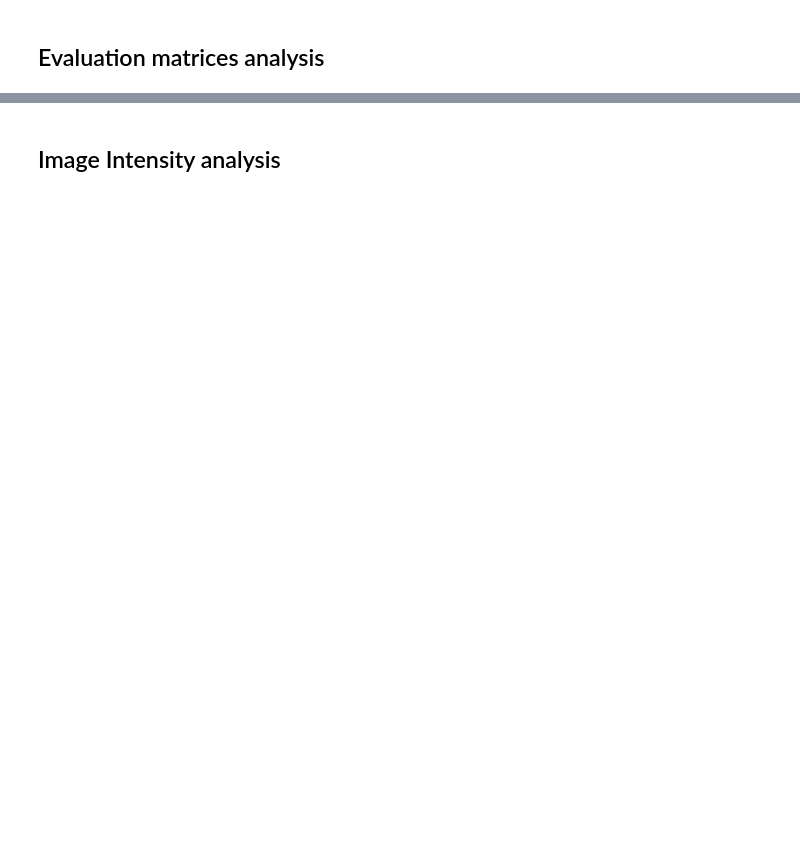
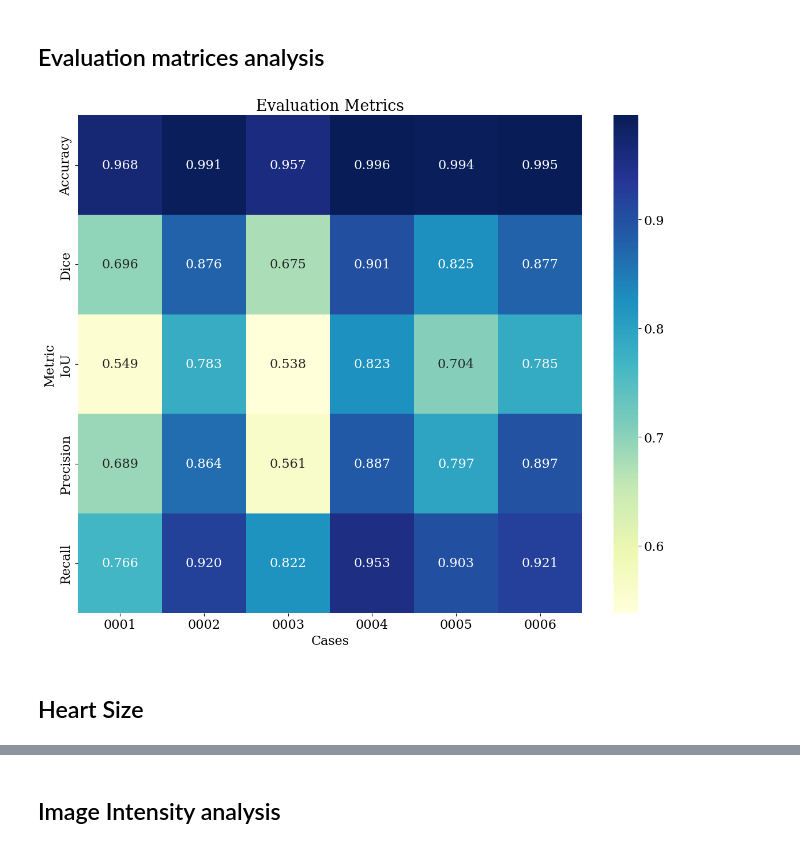
Before and after one commit to Dinuka-1999/R1, a Jupyter notebook: Image_Analysis/image_analysis.ipynb, the cells around one changed output, grey strips where cells are left out. Saved outputs shown, nothing was run; the diff lists cells and outputs as text; code cells hidden in the pictures; blank space fills up the shorter version.

```diff
--- a/Image_Analysis/image_analysis.ipynb
+++ b/Image_Analysis/image_analysis.ipynb
@@ -121,12 +157,19 @@ for fold in folds:
 # %% [markdown]
 ### Segmentation results plots
 # %%
+### Normalised x-axis plots for Dice and IoU through z-axis. Un-nonrmalised x-axis plots are in the matrics.py
+
 import numpy as np
 import matplotlib.pyplot as plt
 import json
 import os
-jason_path = "/home/cellsmb/Desktop/Dinuka/Image_Analysis/Model_results/Model_results/IF_352_6img_results/all_segs_bg/Evaluation_summary_perslice.json"
-folder_pred = "/home/cellsmb/Desktop/Dinuka/Image_Analysis/Model_results/Model_results/IF_352_6img_results/all_segs_bg"
+import matplotlib as mpl
+
+mpl.rcParams['font.family'] = 'DejaVu Serif'
+mpl.rcParams['font.size'] = 12
+
+jason_path = "/home/cellsmb/Desktop/Dinuka/Image_Analysis/Model_results/Model_results/IF_352_6img_results/all_segs_no_bg/Evaluation_summary_perslice.json"
+folder_pred = "/home/cellsmb/Desktop/Dinuka/Image_Analysis/Model_results/Model_results/IF_352_6img_results/all_segs_no_bg"
 
 with open(jason_path, 'r') as f:
     data = json.load(f)
@@ -147,8 +190,8 @@ for ID,label in enumerate([1,2,3,4,5]):
         max_length = max(max_length,len(imgs['metrics'][str(label)]['Dice_through_z_axis']))
         img_IDs.append(imgs['reference_file'].split("/")[-1].split("_")[2].split(".")[0])
 
-    fig1,ax1 = plt.subplots(figsize=(15,10))
-    fig2,ax2 = plt.subplots(figsize=(15,10))
+    fig1,ax1 = plt.subplots(figsize=(15,10), dpi = 300)
+    fig2,ax2 = plt.subplots(figsize=(15,10), dpi = 300)
 
     for r in range(len(Dice)):
         n = len(Dice[r])
@@ -170,8 +213,8 @@ for ID,label in enumerate([1,2,3,4,5]):
     ax2.set_xlabel('Z-axis (slices)')
     ax2.set_ylabel('IoU Score')
     ax2.legend()
-    fig1.savefig(os.path.join(folder_pred,"Eval_plots",f'All_Dice_IoU_through_z_axis_label_{label}_normalised_x.png'))
-    fig2.savefig(os.path.join(folder_pred,"Eval_plots",f'All_IoU_through_z_axis_label_{label}_normalised_x.png'))
+    fig1.savefig(os.path.join(folder_pred,"Eval_plots",f'All_Dice_IoU_through_z_axis_label_{label}_normalised_x.pdf'), dpi =300)
+    fig2.savefig(os.path.join(folder_pred,"Eval_plots",f'All_IoU_through_z_axis_label_{label}_normalised_x.pdf'), dpi =300)
     plt.close(fig1)
     plt.close(fig2)
 # %%
@@ -235,8 +281,12 @@ import numpy as np
 import pandas as pd
 import seaborn as sns
 import matplotlib.pyplot as plt
+import matplotlib as mpl
 
-json_path = "/Users/dbattagodage/Desktop/Datasets/Model_results/IF_352_6img_results/nnUNetTrainerUMambaEncNoAMP__nnUNetPlans__3d_fullres/"
+mpl.rcParams['font.family'] = 'DejaVu Serif'
+mpl.rcParams['font.size'] = 16
+
+json_path = "/home/cellsmb/Desktop/Dinuka/Image_Analysis/Model_results/Model_results/IF_352_6img_results/nnUNetTrainerUMambaEncNoAMP__nnUNetPlans__3d_fullres"
 
 class_mapping = ["Myocardium", "Endocardium", "Lumen", "ECM"]
 def find_metric_heatmap(json_path, just_foreground=True, only_dice_and_iou=False):
@@ -244,9 +294,9 @@ def find_metric_heatmap(json_path, just_foreground=True, only_dice_and_iou=False
     case = []
     for folds in os.listdir(json_path):
         if os.path.isdir(os.path.join(json_path, folds)):
-            jason_file_path = os.path.join(json_path, folds, 'validation_no_bg', 'summary.json')
+            json_file_path = os.path.join(json_path, folds, 'validation', 'summary.json')
 
-            with open(jason_file_path, 'r') as f:
+            with open(json_file_path, 'r') as f:
                 data = json.load(f)
 
             metric_class=data['metric_per_case']
@@ -312,31 +362,36 @@ def find_metric_heatmap(json_path, just_foreground=True, only_dice_and_iou=False
                         metrics_list.append({
                             "Case": case_id,
                             "Metric": "Precision", "Value": precision
                         })
                         metrics_list.append({
                             "Case": case_id,
                             "Metric": "Recall", "Value": recall
                         })
                         metrics_list.append({
                             "Case": case_id,
                             "Metric": "Accuracy", "Value": accuracy
                         })
     return metrics_list, case
 
 metrics_list, case = find_metric_heatmap(json_path, just_foreground=True, only_dice_and_iou=False)
 df = pd.DataFrame(metrics_list)
 
 # Pivot: rows = metrics, cols = cases, values = Value
 df_pivot = df.pivot(index="Metric", columns="Case", values="Value")
 
 # Sort columns
 df_pivot = df_pivot.sort_index(axis=1)
 
 # Plot heatmap
-plt.figure(figsize=(20,10))
+plt.figure(figsize=(12,10))
 sns.heatmap(df_pivot, annot=True, fmt=".3f", cmap="YlGnBu")
 plt.ylabel("Metric")
 plt.xlabel("Cases")
 plt.title("Evaluation Metrics")
 plt.tight_layout()
+plt.savefig(os.path.join(json_path, 'Evaluation_Metrics_Heatmap_with_bg.pdf'), dpi=300)
 plt.show()
+# %% [output]
+[figure, added]
+# %% [markdown]
+## Heart Size
```
Also changed, not shown: parts of 9 cells of this notebook, 4 other files.
